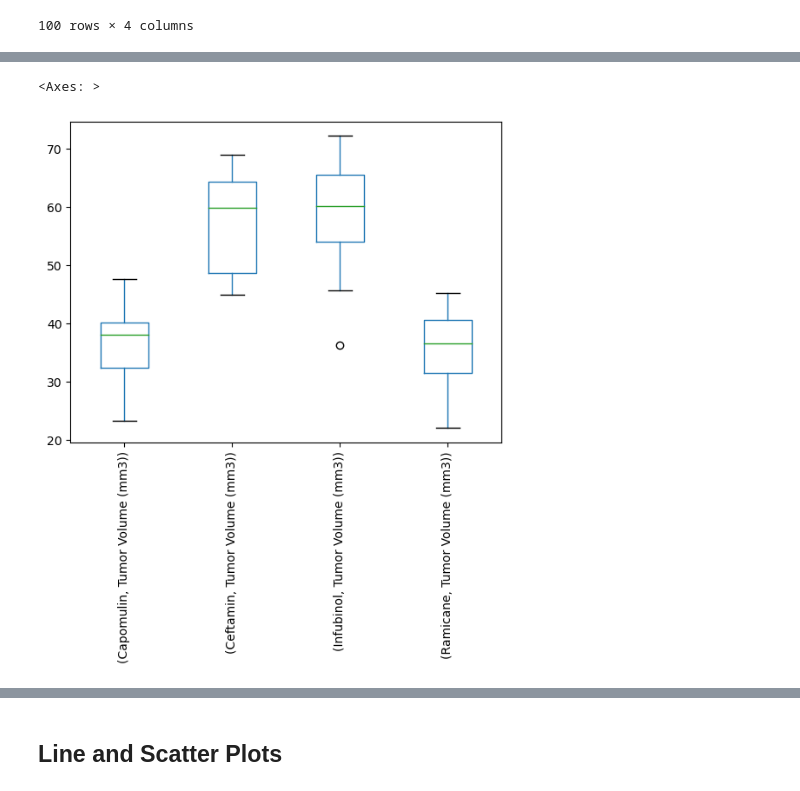
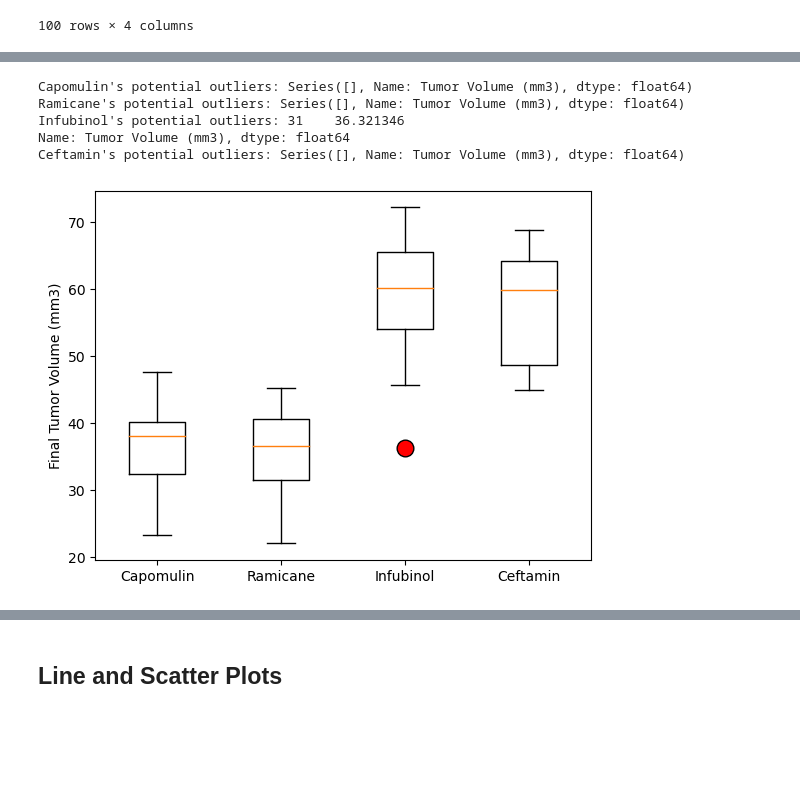
Before and after one commit to xoffvsg/matplotlib_challenge, a Jupyter notebook: Pymaceuticals/pymaceuticals_starter.ipynb, the cells around one changed output, grey strips where cells are left out. Saved outputs shown, nothing was run; the diff lists cells and outputs as text; code cells hidden in the pictures; blank space fills up the shorter version.

Commit message:
All figures completed. Missing analysis

```diff
--- a/Pymaceuticals/pymaceuticals_starter.ipynb
+++ b/Pymaceuticals/pymaceuticals_starter.ipynb
@@ -246,21 +191,0 @@ Name: Tumor Volume List, dtype: object
-# %%
-# Put treatments into a list for for loop (and later for plot labels)
-drug_list=['Capomulin','Ramicane','Infubinol','Ceftamin']
-
-# Create empty list to fill with tumor vol data (for plotting)
-tumor_size_list=[]
-
-# Calculate the IQR and quantitatively determine if there are any potential outliers.
-drug_IQR=mice_last_tumor_df.groupby('Drug Regimen')['Tumor Volume (mm3)'].quantile(.75) - mice_last_tumor_df.groupby('Drug Regimen')['Tumor Volume (mm3)'].quantile(.25)
-drug_IQR_lim=drug_IQR*1.5
-# print(drug_IQR,drug_IQR_lim)                                   To be removed
-
-    # Locate the rows which contain mice on each drug and get the tumor volumes
-for drug in drug_list:
-    tumor_size_list+=[[drug,mice_last_tumor_df.loc[mice_last_tumor_df['Drug Regimen']==drug]['Tumor Volume (mm3)']]]
-
-    # add subset
-tumor_size_list
-
-    # Determine outliers using upper and lower bounds
-    # if (mice_last_tumor_df['Tumor Volume (mm3)']<=(mice_last_tumor_df.groupby('Drug Regimen')['Tumor Volume (mm3)'].quantile(.25)-drug_IQR*1.5)) or (mice_last_tumor_df['Tumor Volume (mm3)']>=(mice_last_tumor_df.groupby('Drug Regimen')['Tumor Volume (mm3)'].quantile(.75)+drug_IQR*1.5)):
@@ -329,6 +192,29 @@ Name: Tumor Volume (mm3), dtype: float64
+# %%
+drug_list=['Capomulin','Ramicane','Infubinol','Ceftamin']
+tumor_scatter_dict={}
+    # Locate the rows which contain mice on each drug and get the tumor volumes
+for drug in drug_list:
+    tumor_size_list=mice_last_tumor_df.loc[mice_last_tumor_df['Drug Regimen']==drug]['Tumor Volume (mm3)']
+    quartile=tumor_size_list.quantile([0.25,0.75])
+    iqr=round(quartile[0.75]-quartile[0.25], 2)
+    lim_low=quartile[0.25]-1.5*iqr
+    lim_high=quartile[0.75]+1.5*iqr
+    outlier=tumor_size_list.loc[(tumor_size_list < lim_low) | (tumor_size_list > lim_high)]
+    # print(f"{drug}: lower limit {lim_low}, higher limit {lim_high}, IQR= {iqr}")
+    print(f"{drug}'s potential outliers: {outlier}")
+    tumor_scatter_dict[drug]=tumor_size_list.values
+# %% [output]
+Capomulin's potential outliers: Series([], Name: Tumor Volume (mm3), dtype: float64)
+Ramicane's potential outliers: Series([], Name: Tumor Volume (mm3), dtype: float64)
+Infubinol's potential outliers: 31    36.321346
+Name: Tumor Volume (mm3), dtype: float64
+Ceftamin's potential outliers: Series([], Name: Tumor Volume (mm3), dtype: float64)
 # %%
 # Generate a box plot that shows the distribution of the tumor volume for each treatment group.
-mice_last_tumor_df.groupby('Drug Regimen').boxplot(column='Tumor Volume (mm3)',subplots=False,grid=False,rot=90)           # To be fixed
+fig1, ax1 = plt.subplots()
+ax1.set_ylabel("Final Tumor Volume (mm3)")
+ax1.boxplot(tumor_scatter_dict.values(), labels=drug_list, flierprops={'marker': 'o', 'markersize': 12, 'markerfacecolor': 'red'})
+
+plt.show()
 # %% [output]
-<Axes: >
-[figure, old version]
+[figure, new version]
```
Also changed, not shown: parts of 9 cells of this notebook.
